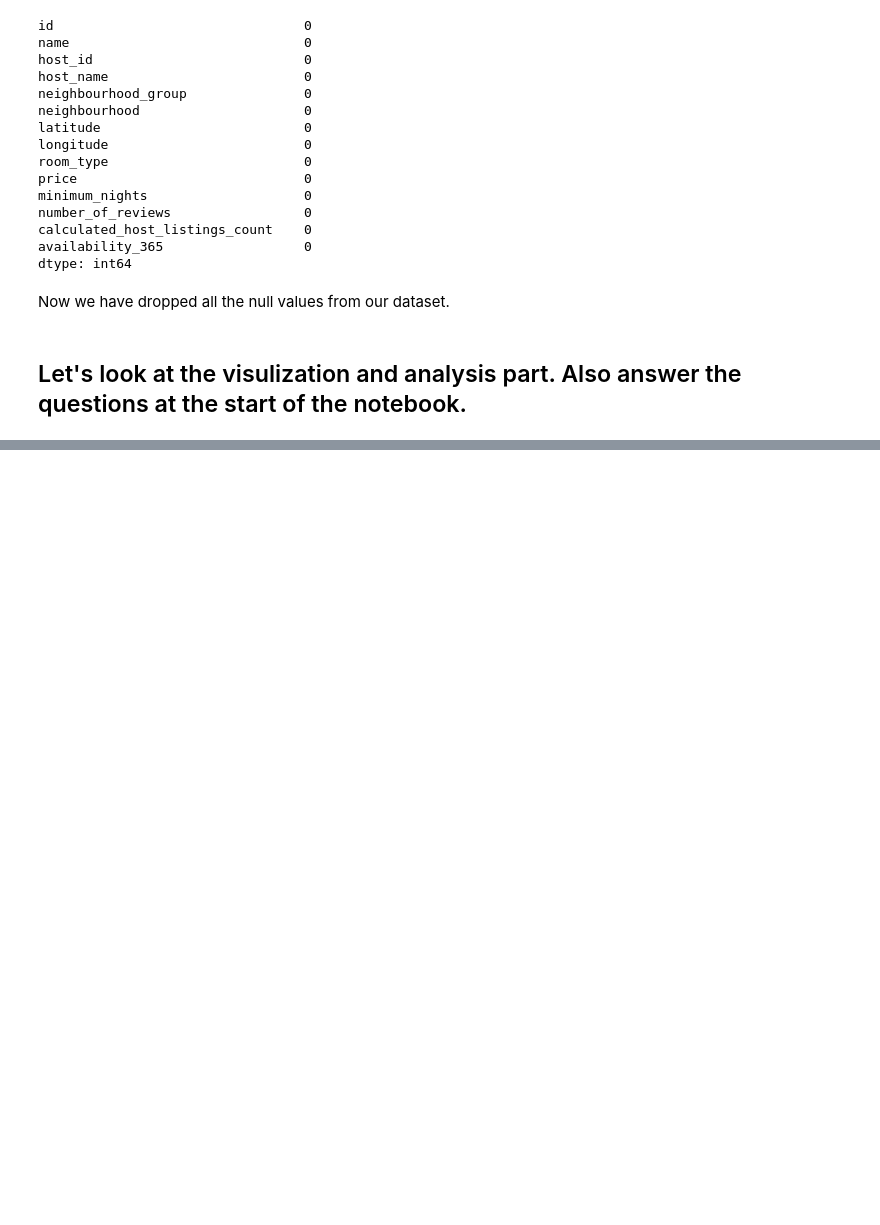
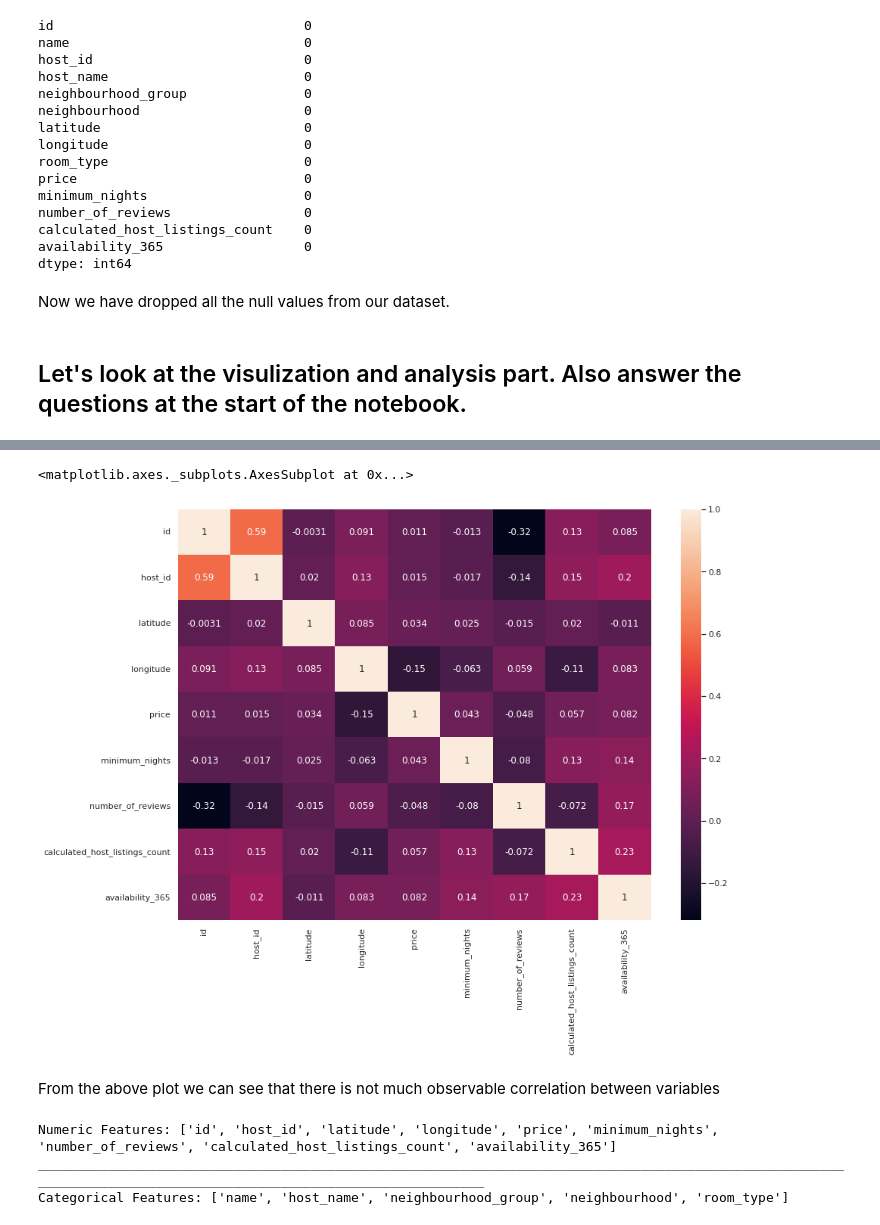
Before and after one commit to Deepakkarki24/Airbnb-Booking-Analysis, a Jupyter notebook: Deepak_Karki_Capstone_Project.ipynb, the cells around one changed output, grey strips where cells are left out. Drawn from its saved outputs; the diff is of its cells as text; code cells hidden in the pictures; blank space fills up the shorter version.

```diff
--- a/Deepak_Karki_Capstone_Project.ipynb
+++ b/Deepak_Karki_Capstone_Project.ipynb
@@ -248,0 +285,25 @@ Now we have dropped all the null values from our dataset.
+# %%
+from numpy.lib.shape_base import column_stack
+# Correlation matrix
+
+plt.figure(figsize=(14,10))
+sns.heatmap(airbnb_data.corr(),annot=True)
+# %% [output]
+<matplotlib.axes._subplots.AxesSubplot at 0x...>
+[figure, added]
+# %% [markdown]
+From the above plot we can see that there is not much observable correlation between variables
+# %%
+# Separating the numeric and categorical features.
+
+numeric_features = airbnb_data.describe().columns
+
+categorical_fetures = airbnb_data.describe(exclude=[int, float]).columns
+
+print('Numeric Features:',list(numeric_features))
+print('_'*160)
+print('Categorical Features:',list(categorical_fetures))
+# %% [output]
+Numeric Features: ['id', 'host_id', 'latitude', 'longitude', 'price', 'minimum_nights', 'number_of_reviews', 'calculated_host_listings_count', 'availability_365']
+________________________________________________________________________________________________________________________________________________________________
+Categorical Features: ['name', 'host_name', 'neighbourhood_group', 'neighbourhood', 'room_type']
```
Also changed, not shown: parts of 15 cells of this notebook.
